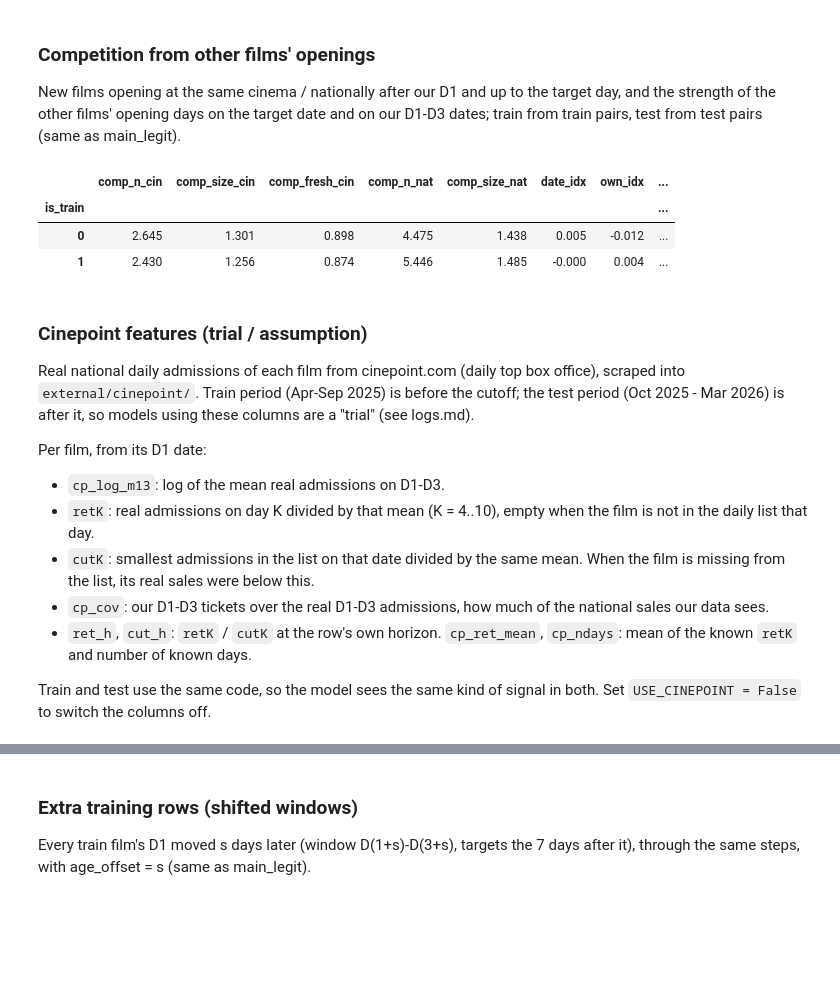
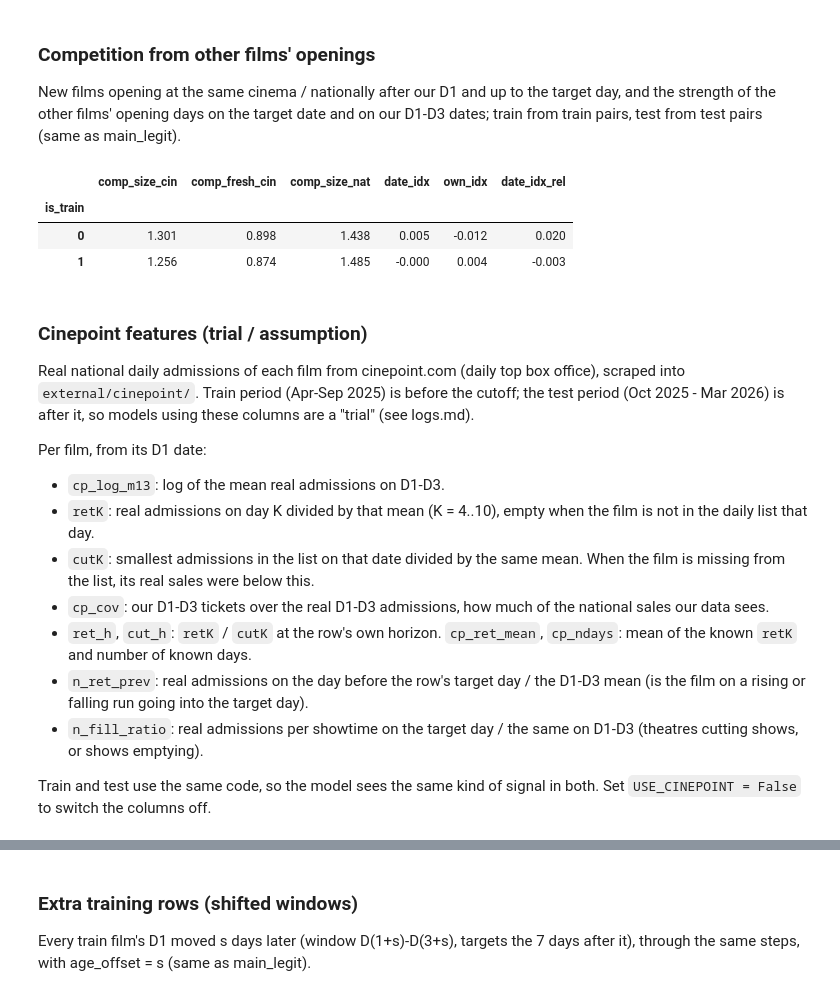
Before and after one commit to LeonArif/JOINTS, a Jupyter notebook: leon/main.ipynb, the cells around one changed output, grey strips where cells are left out. Cells and saved outputs as stored; diff of their text form; code cells hidden in the pictures; blank space fills up the shorter version.

```diff
--- a/leon/main.ipynb
+++ b/leon/main.ipynb
@@ -80,7 +79,7 @@ film train: 205 | film test_history: 163 | film test: 160
 ### Pasangan film-bioskop
 Mengambil transaksi D1-D10 (train) atau D1-D3 (test) setiap pasangan film dan bioskop, lalu menjadikan setiap hari sebagai kolom dan mengisi hari tanpa transaksi dengan 0. Pasangan train hanya diambil jika masih ada penjualan di D3, mengikuti test yang hanya berisi pasangan yang masih tayang di D3.
 # %%
-DAILY_COLS = {"total_ticket": "t", "occupation_rate": "occ", "total_show": "show"}
+DAILY_COLS = {"total_ticket": "t", "total_show": "show"}
 
 def build_window(hist, d1_map, n_days):
     df = hist[hist["movie_title"].isin(d1_map.index)].copy()
@@ -519,0 +535,36 @@ full.groupby("is_train")[["win_off", "tgt_off", "off_rel"]].mean().round(3)
+# %%
+PROFILE_CUTOFF = pd.Timestamp("2025-09-30")
+FILM_KINDS = ["live_action", "animation", "anime", "rerelease", "concert", "documentary"]
+SOURCES = ["original", "novel", "other", "comic", "remake", "true_story", "viral_story", "folklore", "game"]
+ORIGINS = ["Indonesia", "United States", "South Korea", "Japan", "Thailand"]   # any other country: code 5
+
+def load_film_profile():
+    p = pd.read_csv(f"{EXTERNAL_DIR}/film_profile.csv")
+    late = (p["split"] == "test") & ((p["info_public_before_cutoff"] == "no") | (pd.to_datetime(p["fact_source_date"], errors="coerce") > PROFILE_CUTOFF))
+    pred_known = pd.to_datetime(p["predecessor_published"], errors="coerce") <= PROFILE_CUTOFF
+    first_origin = p["origin_country"].astype(str).str.split(",").str[0].str.strip()
+    prof = pd.DataFrame({
+        "movie_title": p["movie_title"],
+        "is_local": p["is_local"].astype(float),
+        "is_sequel": p["is_sequel_or_franchise"].astype(float),
+        "kind_code": p["film_kind"].map({k: i for i, k in enumerate(FILM_KINDS)}).astype(float),
+        "source_code": p["source_material"].map({k: i for i, k in enumerate(SOURCES)}).astype(float),
+        "origin_code": first_origin.map({k: i for i, k in enumerate(ORIGINS)}).fillna(len(ORIGINS)).astype(float),
+        "pred_adm_log": np.where(pred_known, np.log1p(p["predecessor_admissions_id"]), np.nan),
+    })
+    prof.loc[late.values, prof.columns[1:]] = np.nan
+    return prof.drop_duplicates("movie_title").set_index("movie_title")
+
+FILM_PROFILE = load_film_profile()
+PROFILE_COLS = list(FILM_PROFILE.columns) + ["local_horror"]
+
+def add_film_profile(df):
+    df = df.copy()
+    for c in FILM_PROFILE.columns:
+        df[c] = df["movie_title"].map(FILM_PROFILE[c])
+    df["local_horror"] = df["is_local"] * df["genre_Horror"]
+    return df
+
+full = add_film_profile(full)
+print("films without a profile:", full.loc[full["is_local"].isna()].groupby("is_train")["movie_title"].nunique().to_dict())
+full.groupby("is_train")[PROFILE_COLS].mean().round(3)
@@ -588,41 +645,39 @@ def add_competition(df, ref, shape):
     key = df[["movie_title", "cinema_ids", "d1_date", "date_show"]].reset_index()
     m = key.merge(others[["cinema_ids", "movie_title", "d1_date", "scale"]], on="cinema_ids", suffixes=("", "_o"))
     m = m[(m["movie_title_o"] != m["movie_title"]) & (m["d1_date_o"] > m["d1_date"]) & (m["d1_date_o"] <= m["date_show"])]
     fresh = m[(m["date_show"] - m["d1_date_o"]).dt.days <= 2].groupby("index")["scale"].sum()
-    df["comp_n_cin"] = m.groupby("index").size().reindex(df.index, fill_value=0).values
     df["comp_size_cin"] = np.log1p(m.groupby("index")["scale"].sum().reindex(df.index, fill_value=0).values / df["scale"].values)
     df["comp_fresh_cin"] = np.log1p(fresh.reindex(df.index, fill_value=0).values / df["scale"].values)
 
     films = others.groupby("movie_title").agg(fd1=("d1_date", "min"), fsize=("scale", "sum")).rename_axis("movie_o").reset_index()
     u = df[["movie_title", "d1_date", "date_show"]].drop_duplicates()
     mm = u.merge(films, how="cross")
     mm = mm[(mm["movie_o"] != mm["movie_title"]) & (mm["fd1"] > mm["d1_date"]) & (mm["fd1"] <= mm["date_show"])]
-    u = u.merge(mm.groupby(["movie_title", "d1_date", "date_show"]).agg(comp_n_nat=("movie_o", "size"), comp_size_nat=("fsize", "sum")).reset_index(),
+    u = u.merge(mm.groupby(["movie_title", "d1_date", "date_show"]).agg(comp_size_nat=("fsize", "sum")).reset_index(),
                 how="left", on=["movie_title", "d1_date", "date_show"])
 
     surprise = opening_surprise(ref, shape)
     u["date_idx"] = date_strength(u["date_show"], u["movie_title"].values, surprise)
     own_days = np.vstack([date_strength(u["d1_date"] + pd.Timedelta(days=k), u["movie_title"].values, surprise) for k in range(3)])
     n_days = (~np.isnan(own_days)).sum(axis=0)
     u["own_idx"] = np.where(n_days > 0, np.nansum(own_days, axis=0) / np.maximum(n_days, 1), np.nan)
     u["date_idx_rel"] = u["date_idx"] - u["own_idx"]
 
     df = df.merge(u, how="left", on=["movie_title", "d1_date", "date_show"])
-    df["comp_n_nat"] = df["comp_n_nat"].fillna(0)
     df["comp_size_nat"] = np.log1p(df["comp_size_nat"].fillna(0) / df["movie_title"].map(own_size))
     return df
 
-COMP_COLS = ["comp_n_cin", "comp_size_cin", "comp_fresh_cin", "comp_n_nat", "comp_size_nat", "date_idx", "own_idx", "date_idx_rel"]
+COMP_COLS = ["comp_size_cin", "comp_fresh_cin", "comp_size_nat", "date_idx", "own_idx", "date_idx_rel"]
 OPENING_SHAPE = typical_opening_shape(full[full["is_train"] == 1])
 is_tr = full["is_train"] == 1
 full = pd.concat([add_competition(full[is_tr], full[is_tr], OPENING_SHAPE),
                   add_competition(full[~is_tr], full[~is_tr], OPENING_SHAPE)], ignore_index=True)
 full.groupby("is_train")[COMP_COLS].mean().round(3)
 # %% [output]
-|  | comp_n_cin | comp_size_cin | comp_fresh_cin | comp_n_nat | comp_size_nat | date_idx | own_idx | ... |
-| is_train |  |  |  |  |  |  |  | ... |
-| 0 | 2.645 | 1.301 | 0.898 | 4.475 | 1.438 | 0.005 | -0.012 | ... |
-| 1 | 2.430 | 1.256 | 0.874 | 5.446 | 1.485 | -0.000 | 0.004 | ... |
+|  | comp_size_cin | comp_fresh_cin | comp_size_nat | date_idx | own_idx | date_idx_rel |
+| is_train |  |  |  |  |  |  |
+| 0 | 1.301 | 0.898 | 1.438 | 0.005 | -0.012 | 0.020 |
+| 1 | 1.256 | 0.874 | 1.485 | -0.000 | 0.004 | -0.003 |
 # %% [markdown]
 ### Cinepoint features (trial / assumption)
 Real national daily admissions of each film from cinepoint.com (daily top box office), scraped into `external/cinepoint/`. Train period (Apr-Sep 2025) is before the cutoff; the test period (Oct 2025 - Mar 2026) is after it, so models using these columns are a "trial" (see logs.md).
@@ -633,6 +688,8 @@ Per film, from its D1 date:
 - `cutK`: smallest admissions in the list on that date divided by the same mean. When the film is missing from the list, its real sales were below this.
 - `cp_cov`: our D1-D3 tickets over the real D1-D3 admissions, how much of the national sales our data sees.
 - `ret_h`, `cut_h`: `retK` / `cutK` at the row's own horizon. `cp_ret_mean`, `cp_ndays`: mean of the known `retK` and number of known days.
+- `n_ret_prev`: real admissions on the day before the row's target day / the D1-D3 mean (is the film on a rising or falling run going into the target day).
+- `n_fill_ratio`: real admissions per showtime on the target day / the same on D1-D3 (theatres cutting shows, or shows emptying).
 
 Train and test use the same code, so the model sees the same kind of signal in both. Set `USE_CINEPOINT = False` to switch the columns off.
 # %%
```
Also changed, not shown: parts of 30 cells of this notebook, 8 other files.
